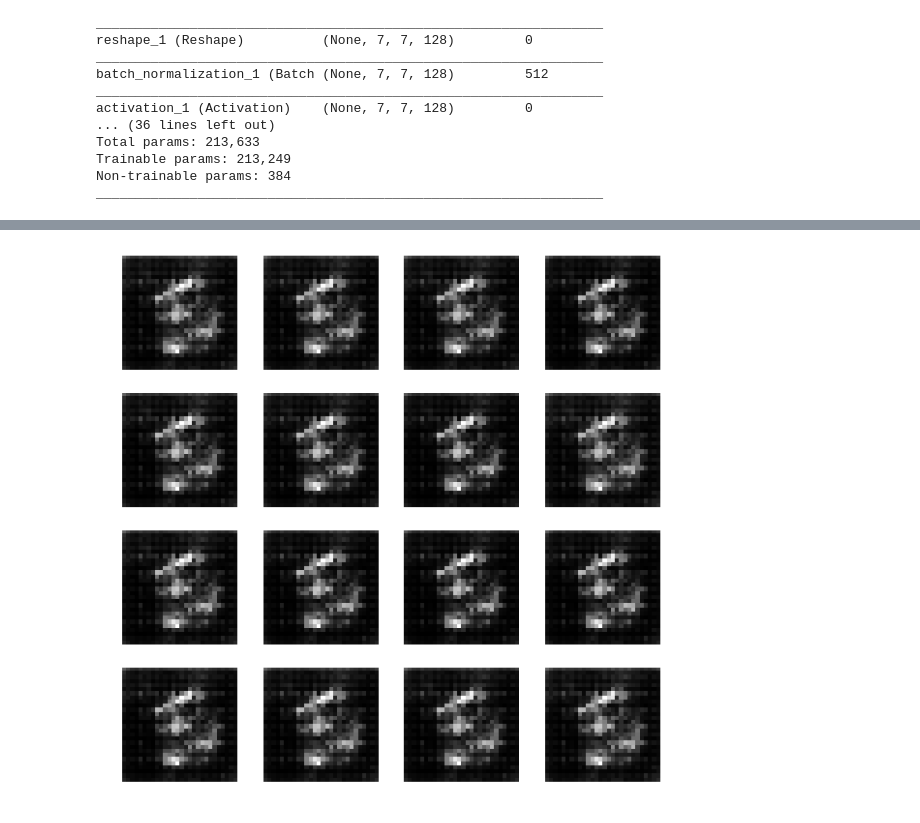
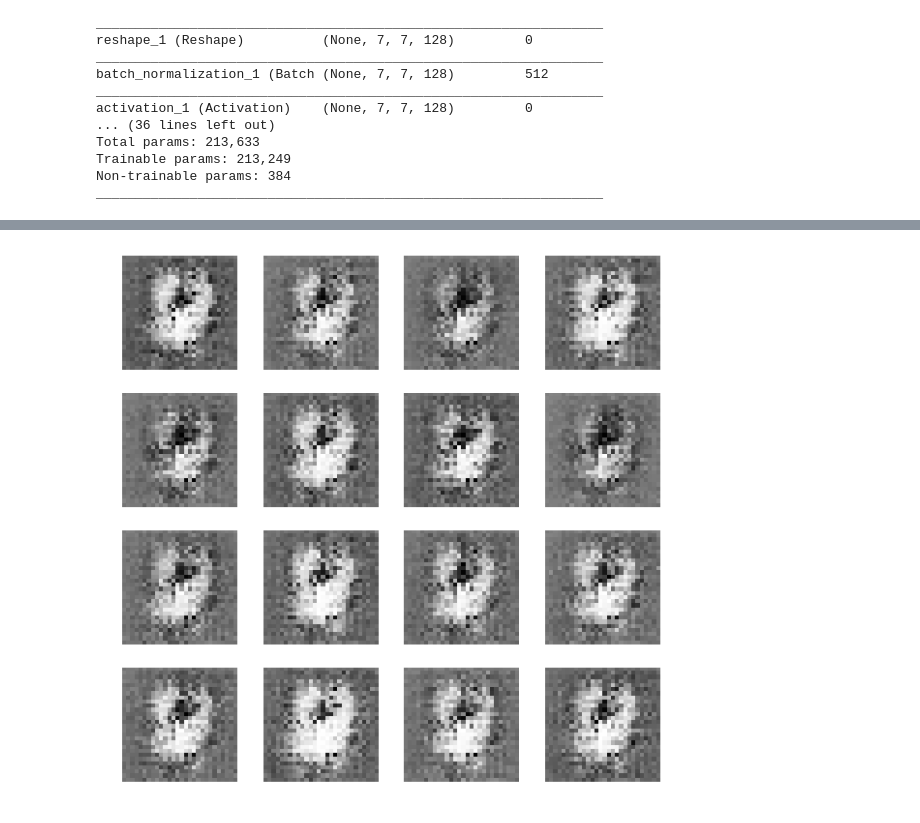
Before and after one commit to kwea123/RL, a Jupyter notebook: image_recognition/WDCGAN.ipynb, the cells around one changed output, grey strips where cells are left out. Drawn from its saved outputs; the diff is of its cells as text; code cells hidden in the pictures.

```diff
--- a/image_recognition/WDCGAN.ipynb
+++ b/image_recognition/WDCGAN.ipynb
@@ -38,7 +36,7 @@ def generator_model(input_shape, train=True):
     model = BatchNormalization()(model, training=train)
     model = Activation('relu')(model)
     model = Conv2DTranspose(1, (5, 5), strides=(2, 2), padding='same')(model)
-    model = Activation('sigmoid')(model)
+    model = Activation('tanh')(model)
 
     return Model(inputs=inputs, outputs=model)
 
@@ -137,12 +150,13 @@ plt.show()
+# %%
+fixed_noise_input = np.random.rand(20, 100)
 # %%
-noise_input = np.random.rand(20, 100)
-fake_images = g.predict(noise_input)
+fake_images = g.predict(fixed_noise_input)
 
 plt.figure(figsize=(10,10))
 for i in range(16):
     plt.subplot(4, 4, i+1)
     plt.imshow(fake_images[i, :, :, 0], cmap='gray')
     plt.axis('off')
 plt.show()
 # %% [output]
-[figure, old version]
+[figure, new version]
```
Also changed, not shown: parts of 5 cells of this notebook.
